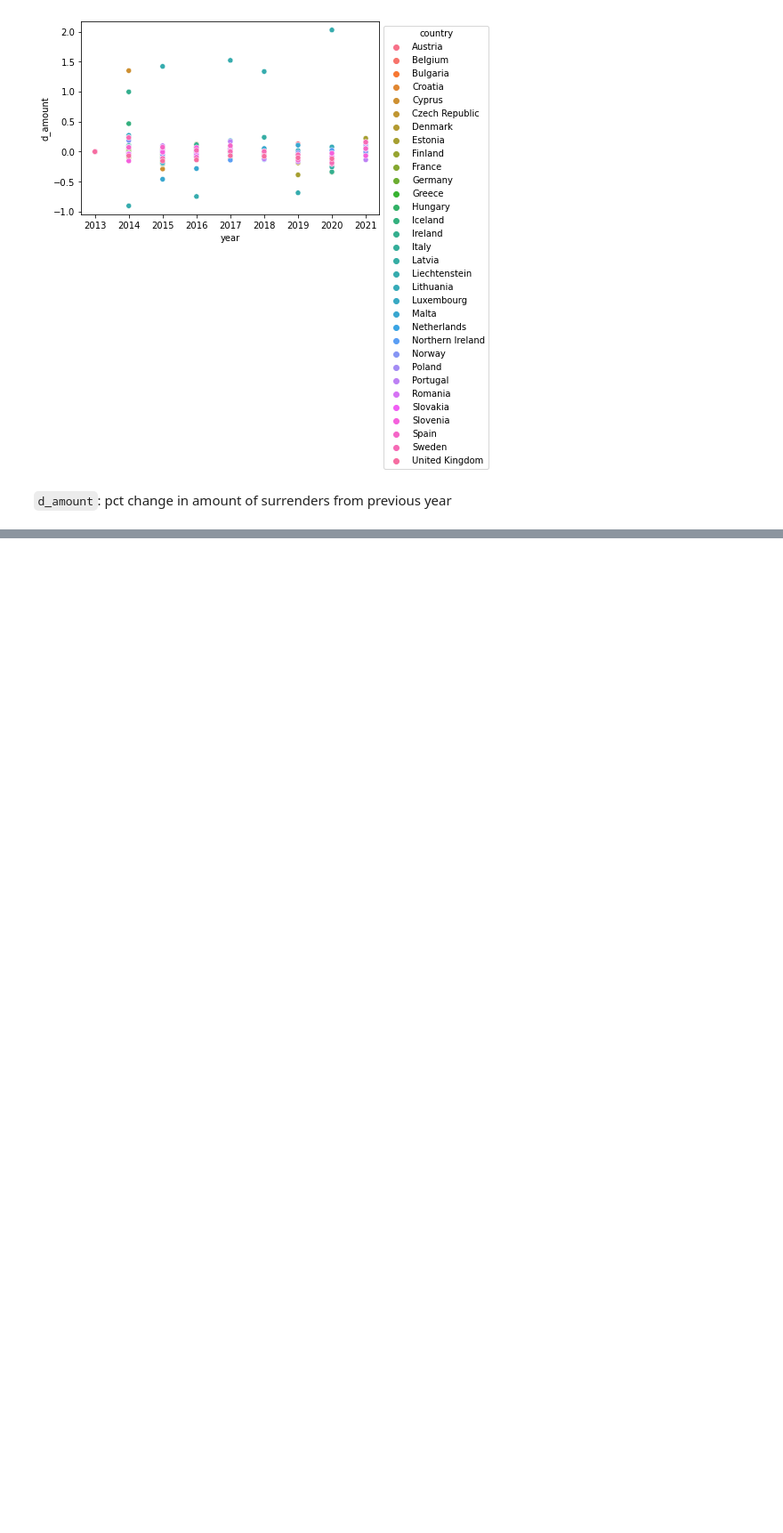
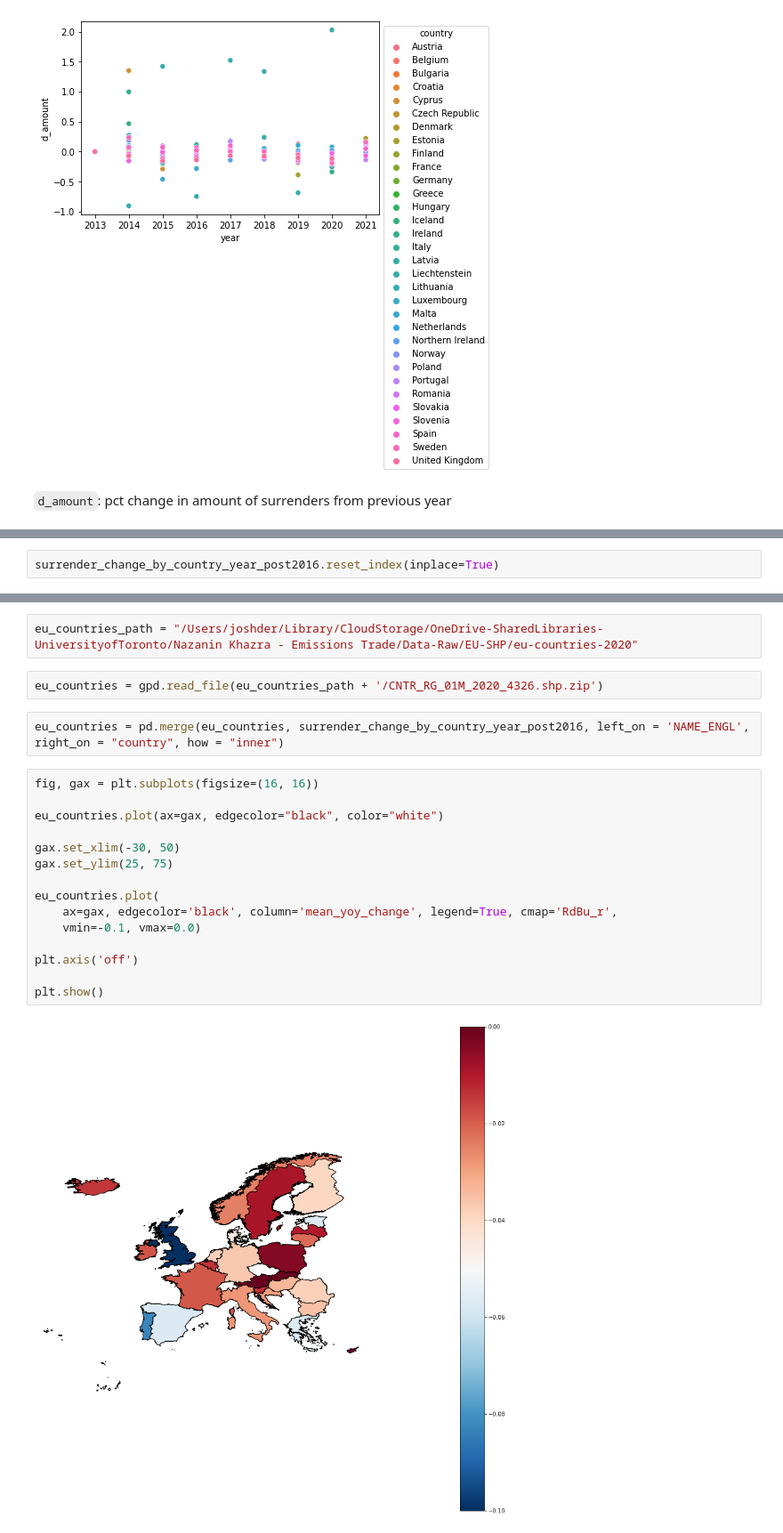
Before and after one commit to joshder/Emission-Trading, a Jupyter notebook: Code/Emissions Trading.ipynb, the cells around one changed output, grey strips where cells are left out. Shown at 89% size. Cells and saved outputs as stored; diff of their text form; blank space fills up the shorter version.

```diff
--- a/Code/Emissions Trading.ipynb
+++ b/Code/Emissions Trading.ipynb
@@ -413,0 +405,2 @@ plt.xticks(years)
+# %%
+surrender_change_by_country_year_post2016.reset_index(inplace=True)
@@ -413,0 +427,23 @@ plt.xticks(years)
+# %%
+eu_countries_path = "/Users/joshder/Library/CloudStorage/OneDrive-SharedLibraries-UniversityofToronto/Nazanin Khazra - Emissions Trade/Data-Raw/EU-SHP/eu-countries-2020"
+# %%
+eu_countries = gpd.read_file(eu_countries_path + '/CNTR_RG_01M_2020_4326.shp.zip')
+# %%
+eu_countries = pd.merge(eu_countries, surrender_change_by_country_year_post2016, left_on = 'NAME_ENGL', right_on = "country", how = "inner")
+# %%
+fig, gax = plt.subplots(figsize=(16, 16))
+
+eu_countries.plot(ax=gax, edgecolor="black", color="white")
+
+gax.set_xlim(-30, 50)
+gax.set_ylim(25, 75)
+
+eu_countries.plot(
+    ax=gax, edgecolor='black', column='mean_yoy_change', legend=True, cmap='RdBu_r',
+    vmin=-0.1, vmax=0.0)
+
+plt.axis('off')
+
+plt.show()
+# %% [output]
+[figure, added]
```
Also changed, not shown: parts of 27 cells of this notebook.
